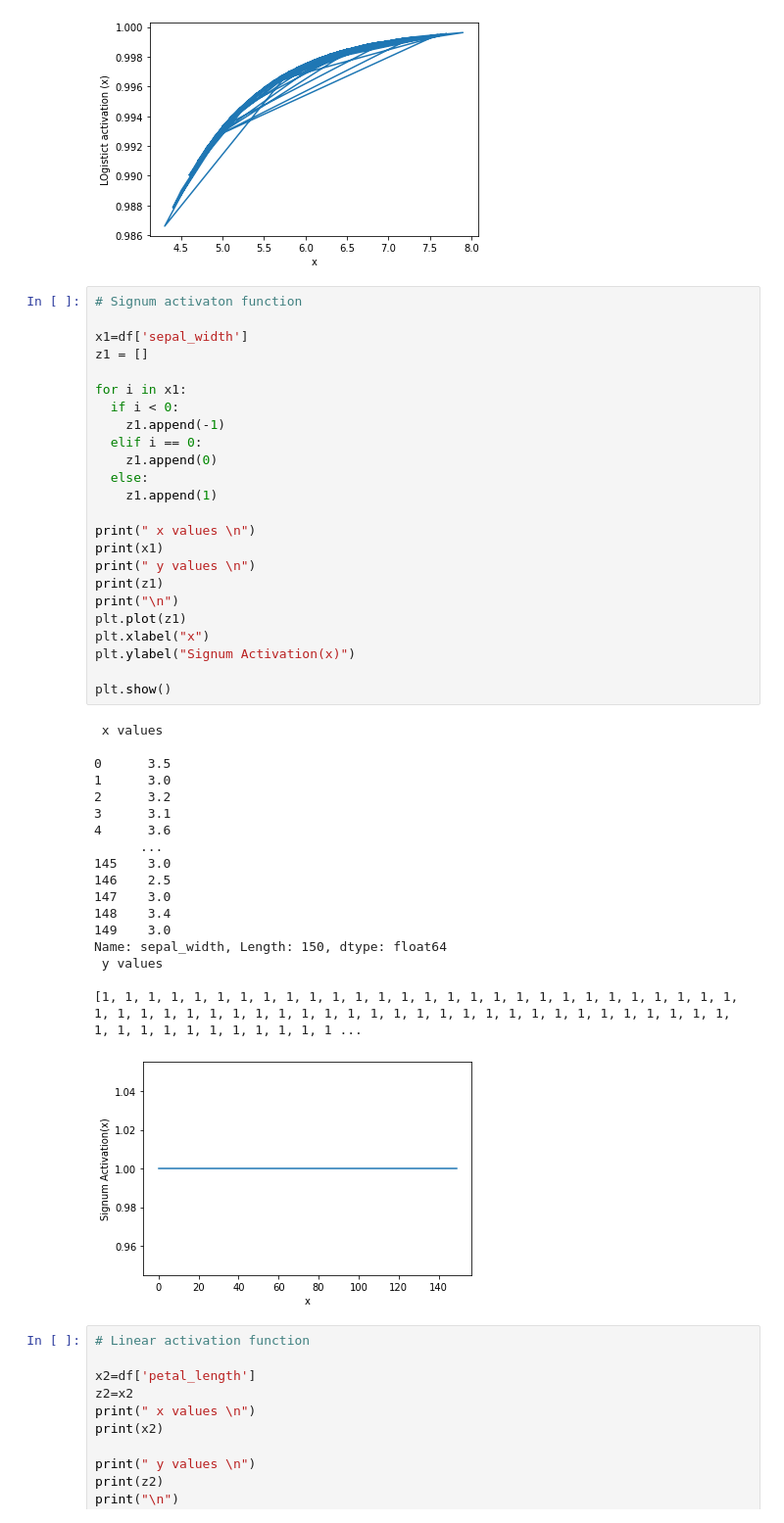
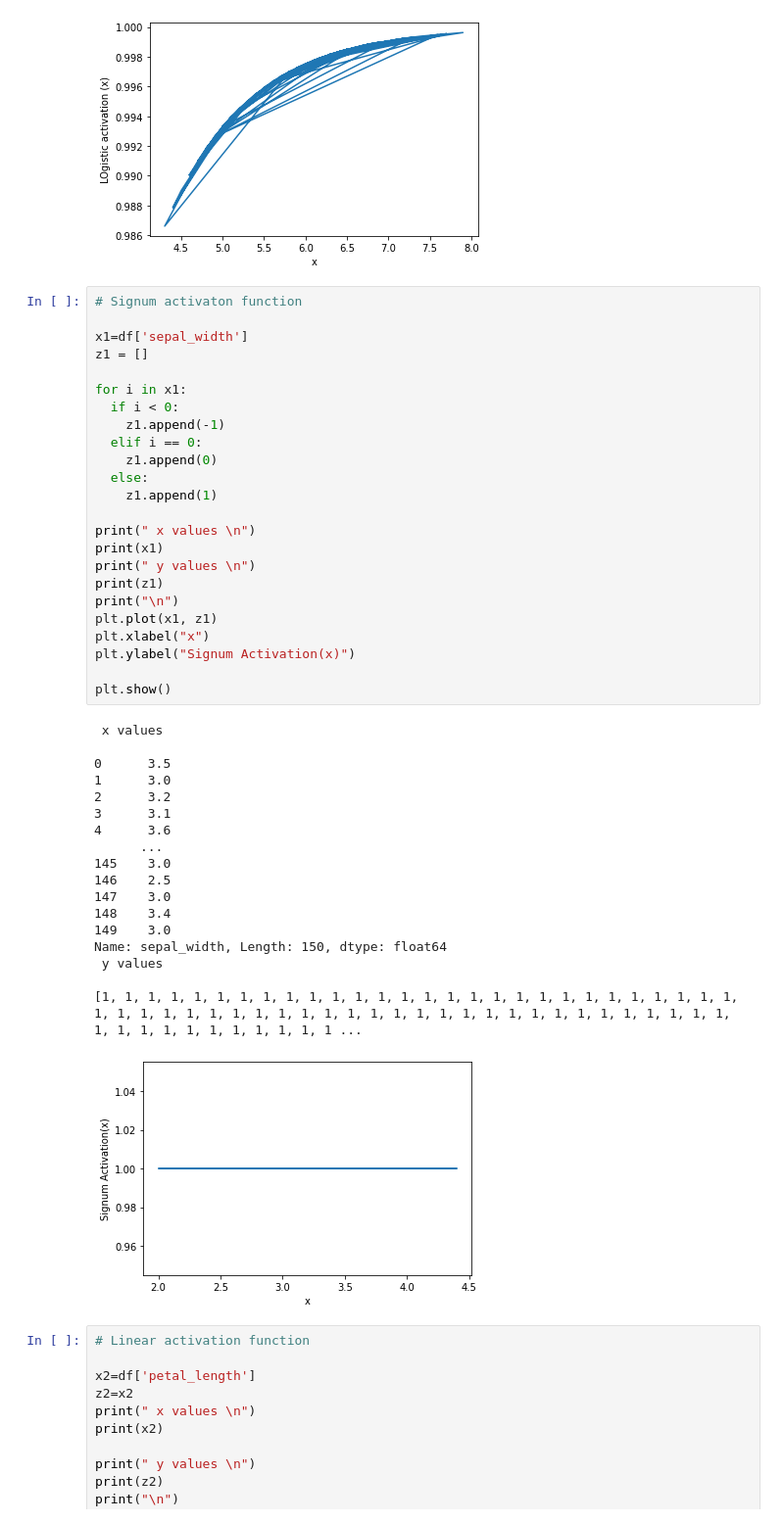
Before and after one commit to Logeshn009/nndl, a Jupyter notebook: 2147120_NNDL_Lab_Programs.ipynb, the cells around one changed output. Shown: that part at 98% size. Drawn from its saved outputs; the diff is of its cells as text.

```diff
--- a/2147120_NNDL_Lab_Programs.ipynb
+++ b/2147120_NNDL_Lab_Programs.ipynb
@@ -249,35 +249,35 @@ for i in x1:
   else:
     z1.append(1)
 
 print(" x values \n")
 print(x1)
 print(" y values \n")
 print(z1)
 print("\n")
-plt.plot(z1)
+plt.plot(x1, z1)
 plt.xlabel("x")
 plt.ylabel("Signum Activation(x)")
 
 plt.show()
 # %% [output]
  x values
 
 0      3.5
 1      3.0
 2      3.2
 3      3.1
 4      3.6
       ...
 145    3.0
 146    2.5
 147    3.0
 148    3.4
 149    3.0
 Name: sepal_width, Length: 150, dtype: float64
  y values
 
 [1, 1, 1, 1, 1, 1, 1, 1, 1, 1, 1, 1, 1, 1, 1, 1, 1, 1, 1, 1, 1, 1, 1, 1, 1, 1, 1, 1, 1, 1, 1, 1, 1, 1, 1, 1, 1, 1, 1, 1, 1, 1, 1, 1, 1, 1, 1, 1, 1, 1, 1, 1, 1, 1, 1, 1, 1, 1, 1, 1, 1, 1, 1, 1, 1, 1, 1 ...
-[figure, old version]
+[figure, new version]
 # %%
 # Linear activation function
 
```
Also changed, not shown: parts of 6 cells of this notebook.
